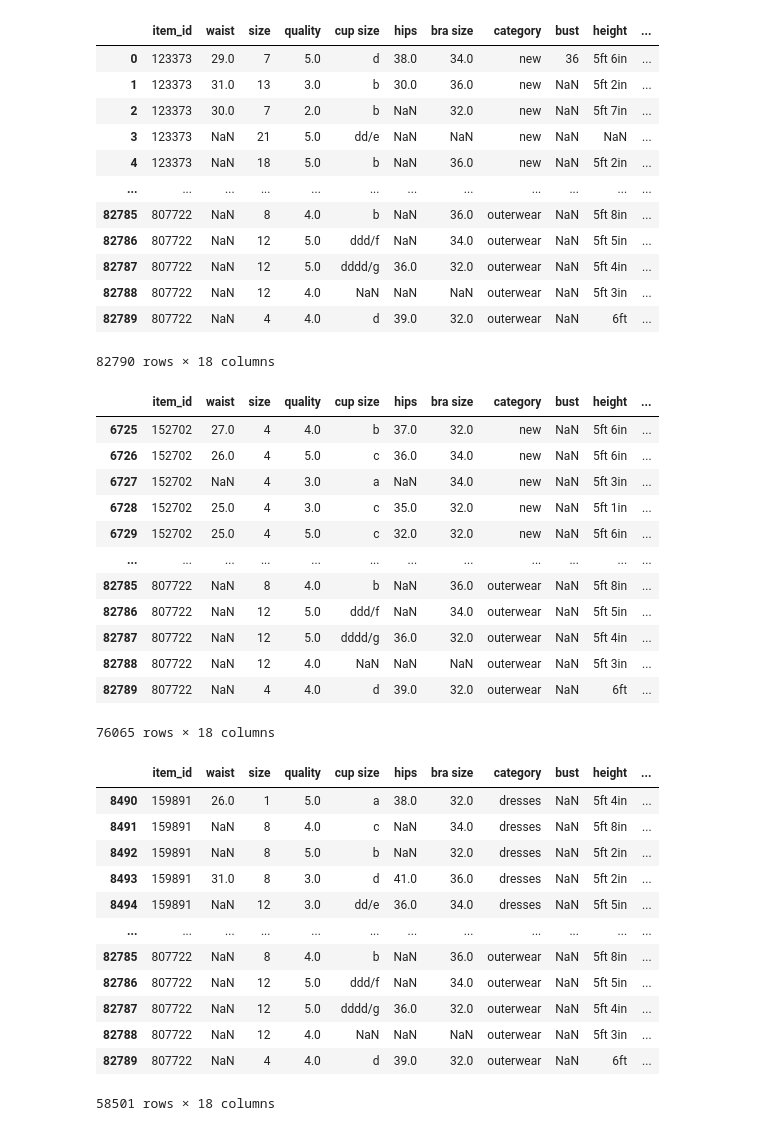
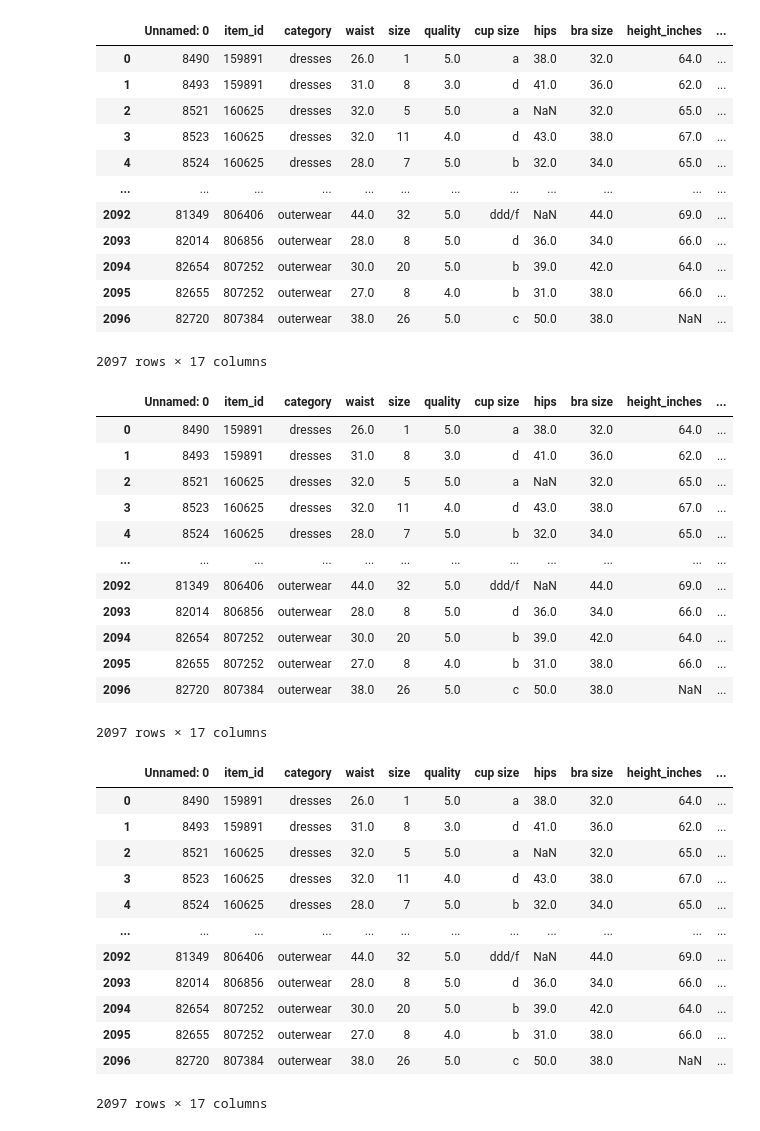
Before and after one commit to emicervantes/FashionDataProject, a Jupyter notebook: Scripts/FashionDataSet.ipynb, the cells around one changed output. Cells and saved outputs as stored; diff of their text form; code cells hidden in the pictures.

```diff
--- a/Scripts/FashionDataSet.ipynb
+++ b/Scripts/FashionDataSet.ipynb
@@ -4,54 +4,54 @@ import pandas as pd
 import re
 import matplotlib.pyplot as plt
 # %%
-df = pd.read_json('../Data/modcloth/modcloth_final_data.json', lines=True)
+df = pd.read_csv('fashion2.csv')
 df
 # %% [output]
-|  | item_id | waist | size | quality | cup size | hips | bra size | category | bust | height | ... |
-| 0 | 123373 | 29.0 | 7 | 5.0 | d | 38.0 | 34.0 | new | 36 | 5ft 6in | ... |
-| 1 | 123373 | 31.0 | 13 | 3.0 | b | 30.0 | 36.0 | new | NaN | 5ft 2in | ... |
-| 2 | 123373 | 30.0 | 7 | 2.0 | b | NaN | 32.0 | new | NaN | 5ft 7in | ... |
-| 3 | 123373 | NaN | 21 | 5.0 | dd/e | NaN | NaN | new | NaN | NaN | ... |
-| 4 | 123373 | NaN | 18 | 5.0 | b | NaN | 36.0 | new | NaN | 5ft 2in | ... |
+|  | Unnamed: 0 | item_id | category | waist | size | quality | cup size | hips | bra size | height_inches | ... |
+| 0 | 8490 | 159891 | dresses | 26.0 | 1 | 5.0 | a | 38.0 | 32.0 | 64.0 | ... |
+| 1 | 8493 | 159891 | dresses | 31.0 | 8 | 3.0 | d | 41.0 | 36.0 | 62.0 | ... |
+| 2 | 8521 | 160625 | dresses | 32.0 | 5 | 5.0 | a | NaN | 32.0 | 65.0 | ... |
+| 3 | 8523 | 160625 | dresses | 32.0 | 11 | 4.0 | d | 43.0 | 38.0 | 67.0 | ... |
+| 4 | 8524 | 160625 | dresses | 28.0 | 7 | 5.0 | b | 32.0 | 34.0 | 65.0 | ... |
 | ... | ... | ... | ... | ... | ... | ... | ... | ... | ... | ... | ... |
-| 82785 | 807722 | NaN | 8 | 4.0 | b | NaN | 36.0 | outerwear | NaN | 5ft 8in | ... |
-| 82786 | 807722 | NaN | 12 | 5.0 | ddd/f | NaN | 34.0 | outerwear | NaN | 5ft 5in | ... |
-| 82787 | 807722 | NaN | 12 | 5.0 | dddd/g | 36.0 | 32.0 | outerwear | NaN | 5ft 4in | ... |
-| 82788 | 807722 | NaN | 12 | 4.0 | NaN | NaN | NaN | outerwear | NaN | 5ft 3in | ... |
-| 82789 | 807722 | NaN | 4 | 4.0 | d | 39.0 | 32.0 | outerwear | NaN | 6ft | ... |
+| 2092 | 81349 | 806406 | outerwear | 44.0 | 32 | 5.0 | ddd/f | NaN | 44.0 | 69.0 | ... |
+| 2093 | 82014 | 806856 | outerwear | 28.0 | 8 | 5.0 | d | 36.0 | 34.0 | 66.0 | ... |
+| 2094 | 82654 | 807252 | outerwear | 30.0 | 20 | 5.0 | b | 39.0 | 42.0 | 64.0 | ... |
+| 2095 | 82655 | 807252 | outerwear | 27.0 | 8 | 4.0 | b | 31.0 | 38.0 | 66.0 | ... |
+| 2096 | 82720 | 807384 | outerwear | 38.0 | 26 | 5.0 | c | 50.0 | 38.0 | NaN | ... |
-82790 rows × 18 columns
+2097 rows × 17 columns
 # %%
 df.loc[df["review_text"].isnull() == 0]
 # %% [output]
-|  | item_id | waist | size | quality | cup size | hips | bra size | category | bust | height | ... |
-| 6725 | 152702 | 27.0 | 4 | 4.0 | b | 37.0 | 32.0 | new | NaN | 5ft 6in | ... |
-| 6726 | 152702 | 26.0 | 4 | 5.0 | c | 36.0 | 34.0 | new | NaN | 5ft 6in | ... |
-| 6727 | 152702 | NaN | 4 | 3.0 | a | NaN | 34.0 | new | NaN | 5ft 3in | ... |
-| 6728 | 152702 | 25.0 | 4 | 3.0 | c | 35.0 | 32.0 | new | NaN | 5ft 1in | ... |
-| 6729 | 152702 | 25.0 | 4 | 5.0 | c | 32.0 | 32.0 | new | NaN | 5ft 6in | ... |
+|  | Unnamed: 0 | item_id | category | waist | size | quality | cup size | hips | bra size | height_inches | ... |
+| 0 | 8490 | 159891 | dresses | 26.0 | 1 | 5.0 | a | 38.0 | 32.0 | 64.0 | ... |
+| 1 | 8493 | 159891 | dresses | 31.0 | 8 | 3.0 | d | 41.0 | 36.0 | 62.0 | ... |
+| 2 | 8521 | 160625 | dresses | 32.0 | 5 | 5.0 | a | NaN | 32.0 | 65.0 | ... |
+| 3 | 8523 | 160625 | dresses | 32.0 | 11 | 4.0 | d | 43.0 | 38.0 | 67.0 | ... |
+| 4 | 8524 | 160625 | dresses | 28.0 | 7 | 5.0 | b | 32.0 | 34.0 | 65.0 | ... |
 | ... | ... | ... | ... | ... | ... | ... | ... | ... | ... | ... | ... |
-| 82785 | 807722 | NaN | 8 | 4.0 | b | NaN | 36.0 | outerwear | NaN | 5ft 8in | ... |
-| 82786 | 807722 | NaN | 12 | 5.0 | ddd/f | NaN | 34.0 | outerwear | NaN | 5ft 5in | ... |
-| 82787 | 807722 | NaN | 12 | 5.0 | dddd/g | 36.0 | 32.0 | outerwear | NaN | 5ft 4in | ... |
-| 82788 | 807722 | NaN | 12 | 4.0 | NaN | NaN | NaN | outerwear | NaN | 5ft 3in | ... |
-| 82789 | 807722 | NaN | 4 | 4.0 | d | 39.0 | 32.0 | outerwear | NaN | 6ft | ... |
+| 2092 | 81349 | 806406 | outerwear | 44.0 | 32 | 5.0 | ddd/f | NaN | 44.0 | 69.0 | ... |
+| 2093 | 82014 | 806856 | outerwear | 28.0 | 8 | 5.0 | d | 36.0 | 34.0 | 66.0 | ... |
+| 2094 | 82654 | 807252 | outerwear | 30.0 | 20 | 5.0 | b | 39.0 | 42.0 | 64.0 | ... |
+| 2095 | 82655 | 807252 | outerwear | 27.0 | 8 | 4.0 | b | 31.0 | 38.0 | 66.0 | ... |
+| 2096 | 82720 | 807384 | outerwear | 38.0 | 26 | 5.0 | c | 50.0 | 38.0 | NaN | ... |
-76065 rows × 18 columns
+2097 rows × 17 columns
 # %%
 df2 = df.loc[(df["category"] != "new") & (df["category"] != "wedding") &
        (df["category"] != "sale")]
 df2 = df2.loc[df["review_text"].isnull() == 0]
 df2
 # %% [output]
-|  | item_id | waist | size | quality | cup size | hips | bra size | category | bust | height | ... |
-| 8490 | 159891 | 26.0 | 1 | 5.0 | a | 38.0 | 32.0 | dresses | NaN | 5ft 4in | ... |
-| 8491 | 159891 | NaN | 8 | 4.0 | c | NaN | 34.0 | dresses | NaN | 5ft 8in | ... |
-| 8492 | 159891 | NaN | 8 | 5.0 | b | NaN | 32.0 | dresses | NaN | 5ft 2in | ... |
-| 8493 | 159891 | 31.0 | 8 | 3.0 | d | 41.0 | 36.0 | dresses | NaN | 5ft 2in | ... |
-| 8494 | 159891 | NaN | 12 | 3.0 | dd/e | 36.0 | 34.0 | dresses | NaN | 5ft 5in | ... |
+|  | Unnamed: 0 | item_id | category | waist | size | quality | cup size | hips | bra size | height_inches | ... |
+| 0 | 8490 | 159891 | dresses | 26.0 | 1 | 5.0 | a | 38.0 | 32.0 | 64.0 | ... |
+| 1 | 8493 | 159891 | dresses | 31.0 | 8 | 3.0 | d | 41.0 | 36.0 | 62.0 | ... |
+| 2 | 8521 | 160625 | dresses | 32.0 | 5 | 5.0 | a | NaN | 32.0 | 65.0 | ... |
+| 3 | 8523 | 160625 | dresses | 32.0 | 11 | 4.0 | d | 43.0 | 38.0 | 67.0 | ... |
+| 4 | 8524 | 160625 | dresses | 28.0 | 7 | 5.0 | b | 32.0 | 34.0 | 65.0 | ... |
 | ... | ... | ... | ... | ... | ... | ... | ... | ... | ... | ... | ... |
-| 82785 | 807722 | NaN | 8 | 4.0 | b | NaN | 36.0 | outerwear | NaN | 5ft 8in | ... |
-| 82786 | 807722 | NaN | 12 | 5.0 | ddd/f | NaN | 34.0 | outerwear | NaN | 5ft 5in | ... |
-| 82787 | 807722 | NaN | 12 | 5.0 | dddd/g | 36.0 | 32.0 | outerwear | NaN | 5ft 4in | ... |
-| 82788 | 807722 | NaN | 12 | 4.0 | NaN | NaN | NaN | outerwear | NaN | 5ft 3in | ... |
-| 82789 | 807722 | NaN | 4 | 4.0 | d | 39.0 | 32.0 | outerwear | NaN | 6ft | ... |
+| 2092 | 81349 | 806406 | outerwear | 44.0 | 32 | 5.0 | ddd/f | NaN | 44.0 | 69.0 | ... |
+| 2093 | 82014 | 806856 | outerwear | 28.0 | 8 | 5.0 | d | 36.0 | 34.0 | 66.0 | ... |
+| 2094 | 82654 | 807252 | outerwear | 30.0 | 20 | 5.0 | b | 39.0 | 42.0 | 64.0 | ... |
+| 2095 | 82655 | 807252 | outerwear | 27.0 | 8 | 4.0 | b | 31.0 | 38.0 | 66.0 | ... |
+| 2096 | 82720 | 807384 | outerwear | 38.0 | 26 | 5.0 | c | 50.0 | 38.0 | NaN | ... |
-58501 rows × 18 columns
+2097 rows × 17 columns
```
Also changed, not shown: parts of 10 cells of this notebook.
